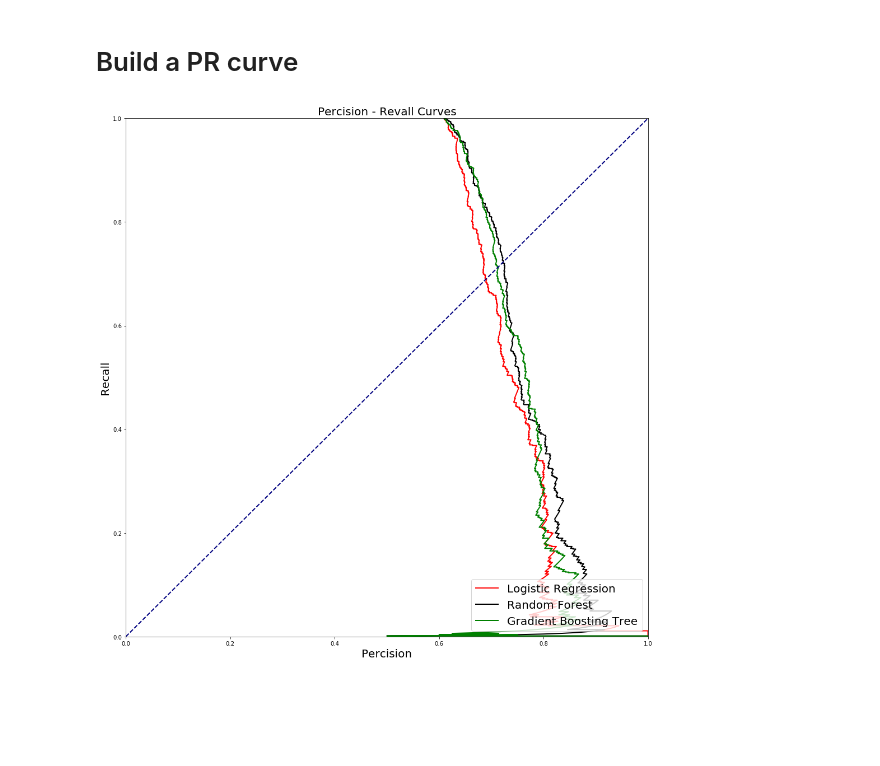
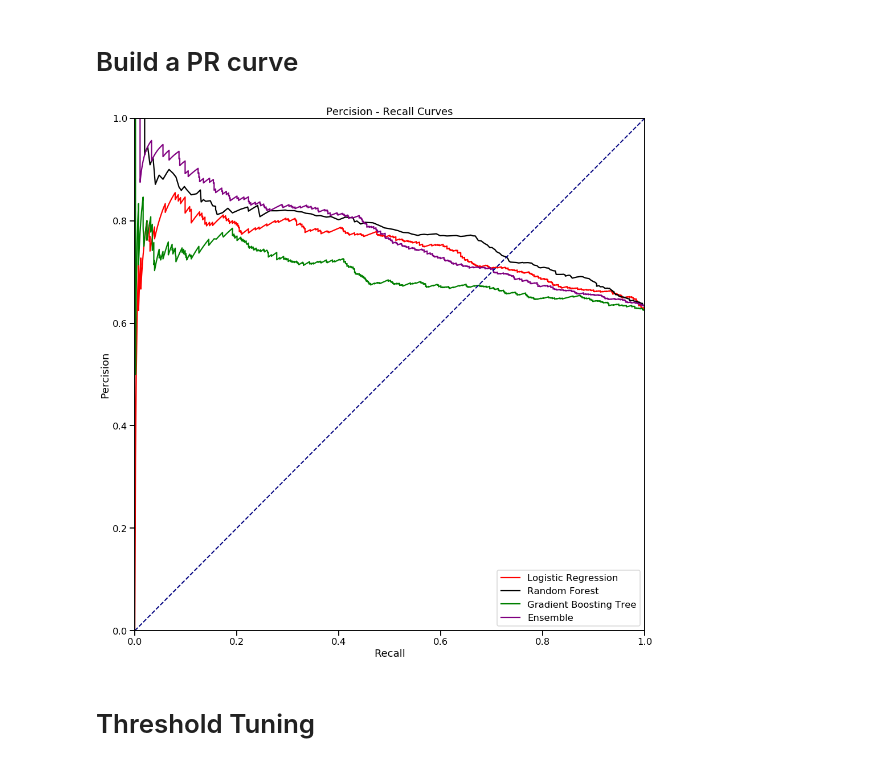
Before and after one commit to yeewill/Classification-Project-DSjobs, a Jupyter notebook: Make ROC and PR Curves.ipynb, the cells around one changed output. Saved outputs shown, nothing was run; the diff lists cells and outputs as text; code cells hidden in the pictures; blank space fills up the shorter version.

Commit message:
tuned threshold

```diff
--- a/Make ROC and PR Curves.ipynb
+++ b/Make ROC and PR Curves.ipynb
@@ -13,6 +20,5 @@ logit= pickle.load(open('logRegModel.p','rb'))
 # %%
-X_test_label = pickle.load(open('X_test_rf_gb.p','rb'))
-y_test_label = pickle.load(open('y_test_rf_gb.p','rb'))
-
-X_test_one = pickle.load(open('X_test_log_reg_onehot.p','rb'))
-y_test_one = pickle.load(open('y_test_log_reg_onehot.p','rb'))
+X_val = pickle.load(open('X_val_processed.p','rb'))
+y_val = pickle.load(open('y_val.p','rb'))
+X_test = pickle.load(open('X_test_processed.p','rb'))
+y_test = pickle.load(open('y_test.p','rb'))
@@ -34,4 +43,5 @@ roc_auc_logistic = roc_auc_score(y_test_one,logit.predict_proba(X_test_one)[:,1]
 # %%
+sns.set_context("talk")
 fig = plt.figure(figsize=(14,14))
 lw = 2
 
@@ -42,6 +52,8 @@ plt.plot(rf_fpr, rf_tpr, color='black',
          lw=lw, label='Random Forest(AUC = %0.2f)' % roc_auc_rf)
 plt.plot(gb_fpr, gb_tpr, color='green',
          lw=lw, label='Gradient Boosting Tree (AUC = %0.2f)' % roc_auc_gb)
+plt.plot(vote_soft_fpr,vote_soft_tpr, color='purple',
+         lw=lw, label='Ensemble (AUC = %0.2f)' % roc_auc_vote_soft)
 
 plt.plot([0, 1], [0, 1], color='navy', lw=lw, linestyle='--')
 plt.xlim([0.0, 1.0])
@@ -59,31 +71,39 @@ plt.show()
 # %% [markdown]
 # Build a PR curve
 # %%
-rf_percision, rf_recall, rf_thresholds = precision_recall_curve(y_test_label,rf.predict_proba(X_test_label)[:,1])
-gb_percision, gb_recall, gb_thresholds = precision_recall_curve(y_test_label,gb.predict_proba(X_test_label)[:,1])
-logit_percision, logit_recall, logit_thresholds = precision_recall_curve(y_test_one,logit.predict_proba(X_test_one)[:,1])
+rf_percision, rf_recall, rf_thresholds = precision_recall_curve(y_val,rf.predict_proba(X_val)[:,1])
+gb_percision, gb_recall, gb_thresholds = precision_recall_curve(y_val,gb.predict_proba(X_val)[:,1])
+logit_percision, logit_recall, logit_thresholds = precision_recall_curve(y_val,logit.predict_proba(X_val)[:,1])
+vote_soft_percision, vote_soft_recall, vote_soft_thresholds = precision_recall_curve(y_val,vote_soft.predict_proba(X_val)[:,1])
 # %%
+sns.set_context('talk')
 fig = plt.figure(figsize=(14,14))
-lw = 2
 
 
-plt.plot(logit_percision, logit_recall, color='red',
-         lw=lw, label='Logistic Regression')
-plt.plot(rf_percision, rf_recall, color='black',
-         lw=lw, label='Random Forest')
-plt.plot(gb_percision, gb_recall, color='green',
-         lw=lw, label='Gradient Boosting Tree')
+
+plt.plot( logit_recall,logit_percision, color='red',
+          label='Logistic Regression')
+plt.plot( rf_recall,rf_percision, color='black',
+          label='Random Forest')
+plt.plot( gb_recall,gb_percision, color='green',
+          label='Gradient Boosting Tree')
+plt.plot( vote_soft_recall,vote_soft_percision, color='purple',
+          label='Ensemble')
+
+
 
 plt.plot([0, 1], [0, 1], color='navy', lw=lw, linestyle='--')
 plt.xlim([0.0, 1.0])
 plt.ylim([0.0, 1.0])
-plt.xlabel('Percision',fontsize = 20)
-plt.ylabel('Recall', fontsize = 20)
-plt.title('Percision - Revall Curves', fontsize = 20)
-plt.legend(loc="lower right", fontsize = 20)
+plt.xlabel('Recall')
+plt.ylabel('Percision')
+plt.title('Percision - Recall Curves')
+plt.legend(loc="lower right")
 plt.tight_layout()
 # plt.savefig('roc_curves_all_ALL.png')
 # plt.savefig('roc_curves_svg_all_all.svg')
 plt.show()
 # %% [output]
-[figure, old version]
+[figure, new version]
+# %% [markdown]
+# Threshold Tuning
```
Also changed, not shown: parts of 16 cells of this notebook, 3 other files.
